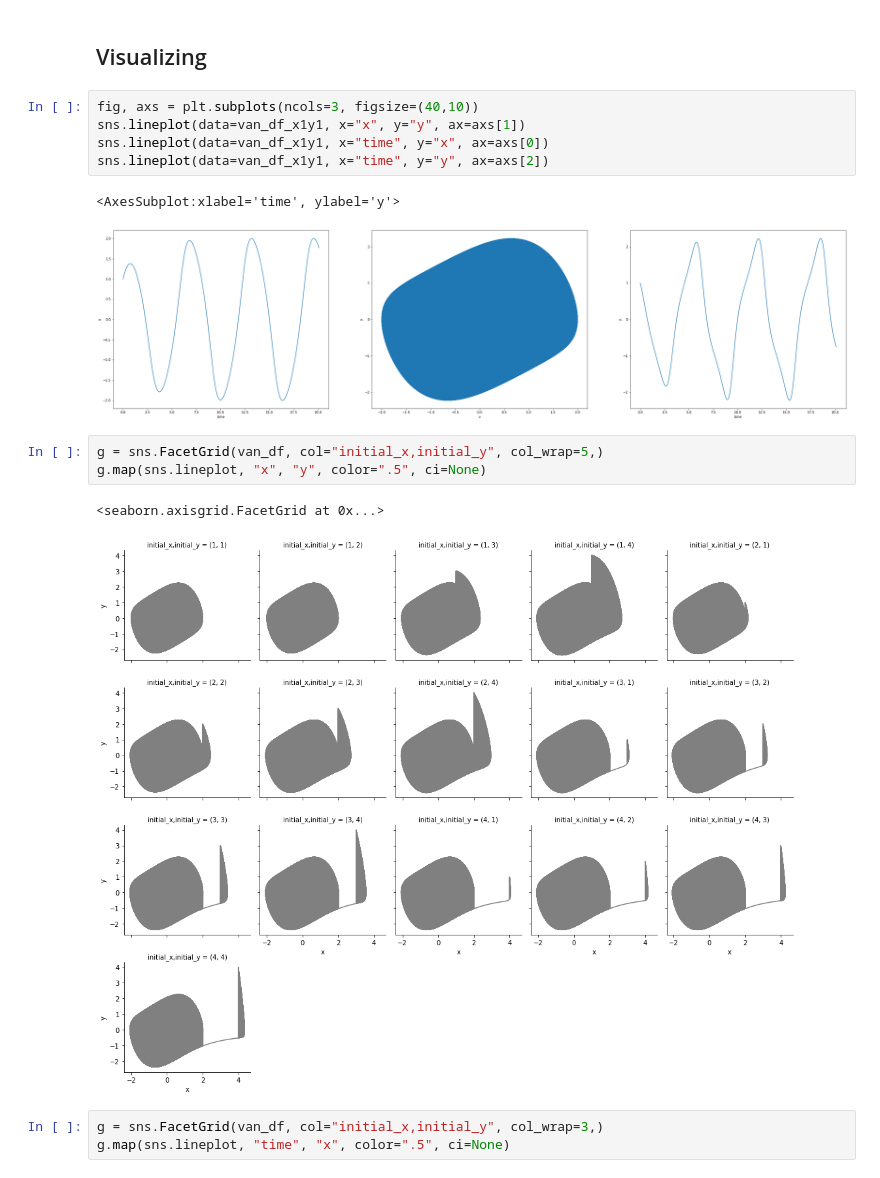
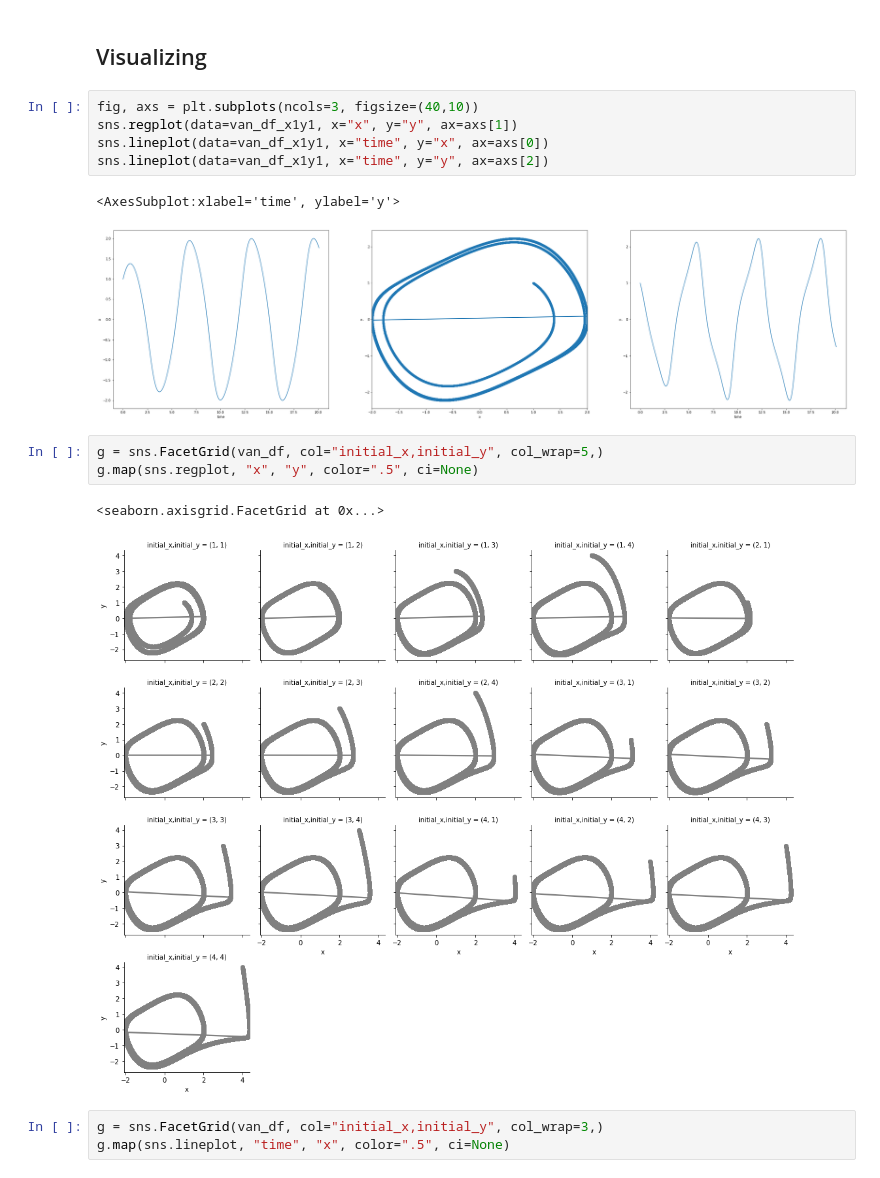
Before and after one commit to runnily/3095-Simulations-of-hybrid-systems-using-neural-networks, a Jupyter notebook: plots/Training/Van der Pol oscillator.ipynb, the cells around one changed output. Drawn from its saved outputs; the diff is of its cells as text.

```diff
--- a/plots/Training/Van der Pol oscillator.ipynb
+++ b/plots/Training/Van der Pol oscillator.ipynb
@@ -229,18 +229,18 @@ van_df_compare
 ## Visualizing
 # %%
 fig, axs = plt.subplots(ncols=3, figsize=(40,10))
-sns.lineplot(data=van_df_x1y1, x="x", y="y", ax=axs[1])
+sns.regplot(data=van_df_x1y1, x="x", y="y", ax=axs[1])
 sns.lineplot(data=van_df_x1y1, x="time", y="x", ax=axs[0])
 sns.lineplot(data=van_df_x1y1, x="time", y="y", ax=axs[2])
 # %% [output]
 <AxesSubplot:xlabel='time', ylabel='y'>
-[figure, old version]
+[figure, new version]
 # %%
 g = sns.FacetGrid(van_df, col="initial_x,initial_y", col_wrap=5,)
-g.map(sns.lineplot, "x", "y", color=".5", ci=None)
+g.map(sns.regplot, "x", "y", color=".5", ci=None)
 # %% [output]
 <seaborn.axisgrid.FacetGrid at 0x...>
-[figure, old version]
+[figure, new version]
 # %%
 g = sns.FacetGrid(van_df, col="initial_x,initial_y", col_wrap=3,)
 g.map(sns.lineplot, "time", "x", color=".5", ci=None)
```
Also changed, not shown: parts of 5 cells of this notebook, 49 other files.
